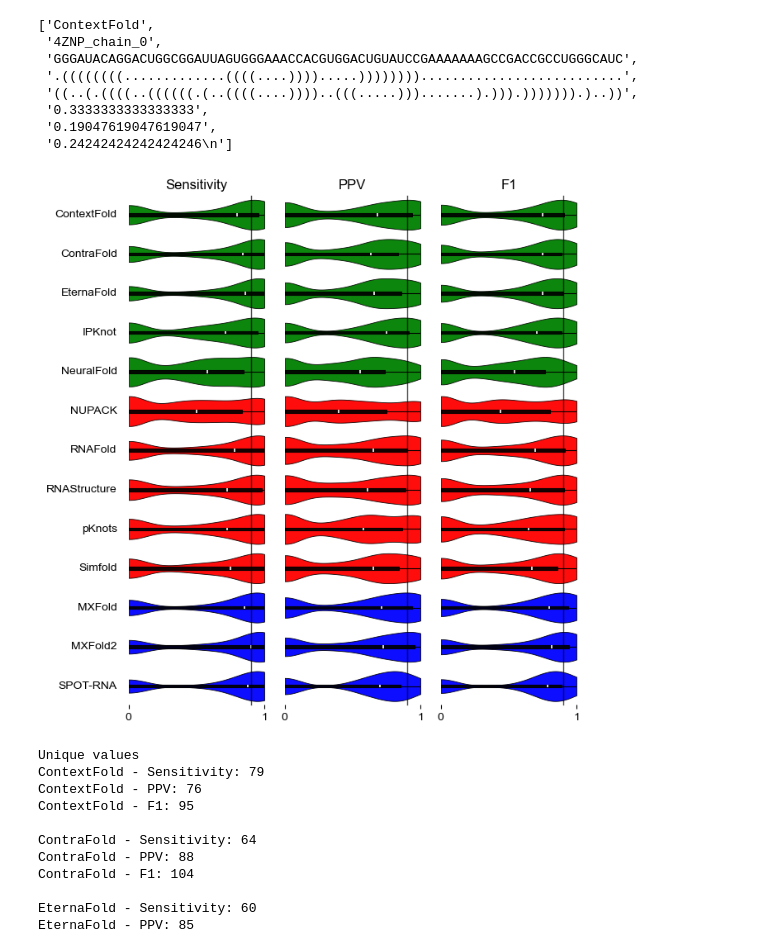
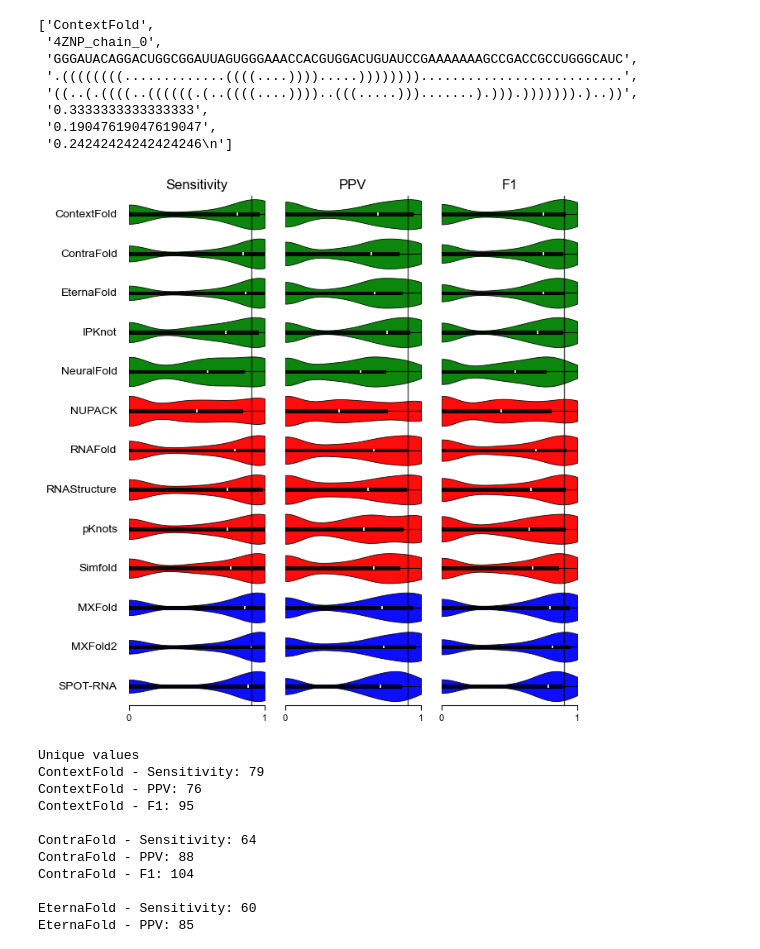
Before and after one commit to erik-whiting/rnass_project_figures, a Jupyter notebook: make_violin_plots_pdb.ipynb, the cells around one changed output. Cells and saved outputs as stored; diff of their text form; code cells hidden in the pictures.

```diff
--- a/make_violin_plots_pdb.ipynb
+++ b/make_violin_plots_pdb.ipynb
@@ -148,6 +148,23 @@ for row_idx, model in enumerate(model_order):
 
         if row_idx == n_rows - 1:
             ax.set_xticks([0.0, 1.0])
+            ax.set_xticklabels(["0", "1"])
+            ax.tick_params(
+                axis="x",
+                bottom=True,
+                length=4,
+                width=0.8,
+                labelsize=8
+            )
+        else:
+            ax.set_xticks([])
+            ax.tick_params(axis="x", bottom=False)
+
+        ax.set_yticks([])
+        ax.grid(axis="y", alpha=0.2, linewidth=0.5)
+
+        if row_idx == n_rows - 1:
+            ax.set_xticks([0.0, 1.0])
         else:
             ax.set_xticks([])
         ax.set_yticks([])
@@ -156,8 +173,14 @@ for row_idx, model in enumerate(model_order):
         for spine in ax.spines.values():
             spine.set_visible(False)
 
+        if row_idx == n_rows - 1:
+            ax.spines["bottom"].set_visible(True)
+            ax.spines["bottom"].set_linewidth(0.8)
+            ax.spines["bottom"].set_color("black")
+
         if col_idx == 0:
             ax.set_ylabel(model, rotation=0, ha="right", va="center", labelpad=10)
+
 
         if row_idx == 0:
             ax.set_title(metric)
@@ -168,34 +191,34 @@ plt.subplots_adjust(hspace=0.05, wspace=0.15)
 fig.canvas.draw()
 threshold = 0.9
 
 for col_idx in range(n_cols):
     top_ax = axes[0, col_idx]
     bottom_ax = axes[-1, col_idx]
 
     # Convert x=0.9 from data coordinates to figure coordinates
     x_display = top_ax.transData.transform((threshold, 0))[0]
     x_fig = fig.transFigure.inverted().transform((x_display, 0))[0]
 
     # Get vertical span of the whole column in figure coordinates
     y_bottom = bottom_ax.get_position().y0
     y_top = top_ax.get_position().y1
 
     line = Line2D(
         [x_fig, x_fig],
         [y_bottom, y_top],
         transform=fig.transFigure,
         color="black",
         linewidth=1,
         alpha=0.7,
         zorder=10
     )
 
     fig.add_artist(line)
 
 plt.savefig("pdb_violin_plot.png", dpi=500)
 plt.show()
 # %% [output]
-[figure, old version]
+[figure, new version]
 # %%
 # Testing that the numbers are different
 print("Unique values")
```
Also changed, not shown: 20 other files.
